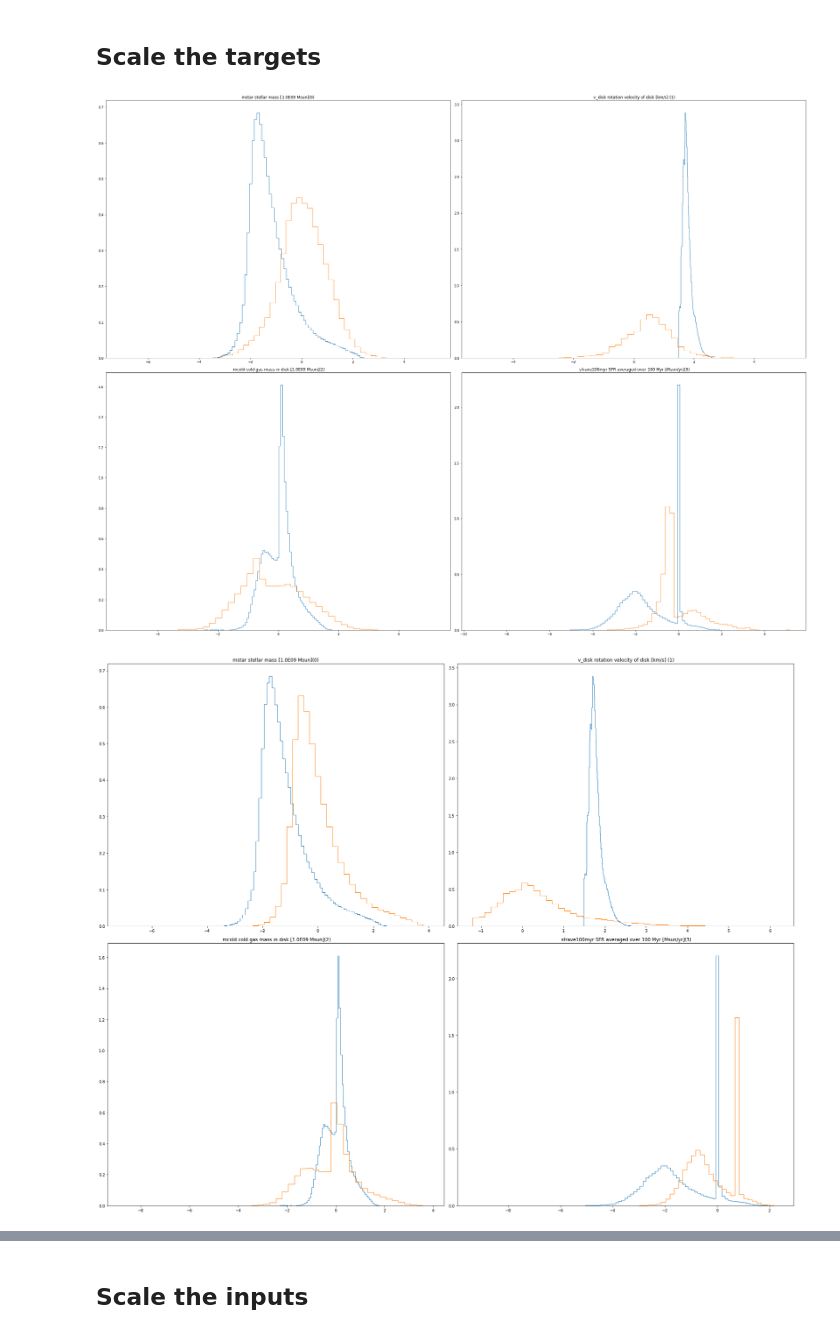
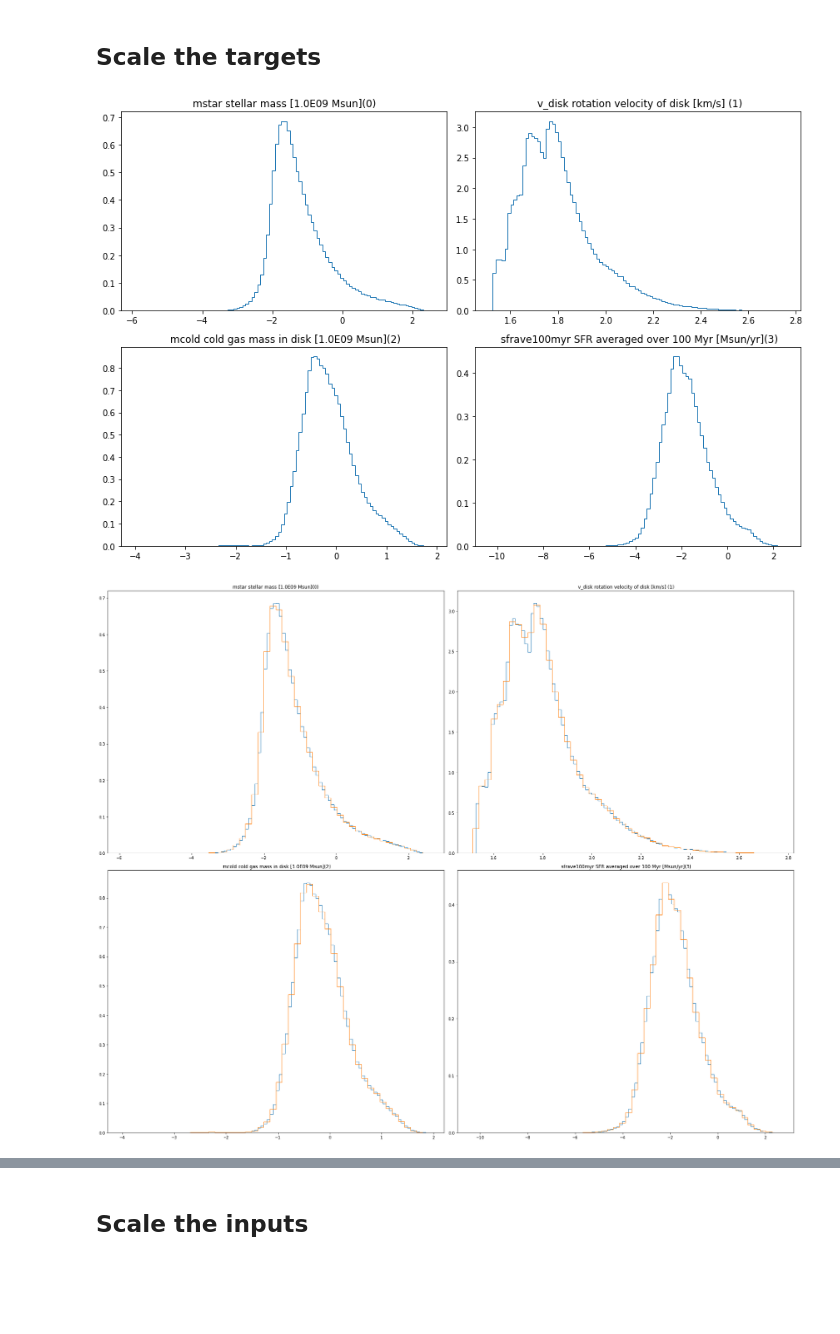
Before and after one commit to astrockragh/Mangrove, a Jupyter notebook: transform/transform_dataset.ipynb, the cells around one changed output, grey strips where cells are left out. Cells and saved outputs as stored; diff of their text form; code cells hidden in the pictures; blank space fills up the shorter version.

```diff
--- a/transform/transform_dataset.ipynb
+++ b/transform/transform_dataset.ipynb
@@ -32,7 +32,7 @@ os.listdir(osp.expanduser('~/../../../scratch/gpfs/cj1223/GraphStorage/'))
  'vlarge_all_4t_z2.0_standard_stand',
  'vlarge_all_4t_z0.5_None']
 # %%
-cases=['vlarge_all_4t_z0.0_None','vlarge_all_4t_z0.5_None', 'vlarge_all_4t_z1.0_None', 'vlarge_all_4t_z2.0_None']
+cases=['vlarge_all_4t_z0.3_None', 'vlarge_all_4t_z0.8_None', 'vlarge_all_4t_z1.5_None', 'vlarge_all_4t_z3.0_None']
 # dataset=[]
 xss=[]
 yss=[]
@@ -84,21 +84,23 @@ yss=np.vstack(yss)
 # %%
 transform='quantile'
 transform_path=osp.expanduser(f"~/../../../scratch/gpfs/cj1223/GraphStorage/transformers/{transform}_alltarg_4t.pkl")
 scaler=pickle.load(open(transform_path, 'rb'))
 
-fig,ax=plt.subplots(nrows=2,ncols=2, figsize=(30,23))
+fig,ax=plt.subplots(nrows=2,ncols=2, figsize=(12,8))
 ax=ax.flatten()
 ysQuant=np.copy(yss)
 for i in tqdm(range(len(cols_t))):
-    new=scaler[targets[i]].transform(yss[:,i].reshape(-1,1))
-    ysQuant[:,i]=np.hstack(new)
+#     new=scaler[targets[i]].transform(yss[:,i].reshape(-1,1))
+#     ysQuant[:,i]=np.hstack(new)
+#     ax[i].hist(yss, bins=100, density=1, histtype='step');
     ax[i].hist(yss[:,i], bins=100, density=1, histtype='step');
-    ax[i].hist(new, bins=50, density=1, histtype='step');
+
+#     ax[i].hist(new, bins=50, density=1, histtype='step');
     ax[i].set(title=cols_t[i])
 
 fig.tight_layout()
 # %% [output]
-[figure, old version]
+[figure, new version]
 # %%
 yssplitQuant=np.split(ysQuant, np.cumsum(yls)[:-1])
 # %%
@@ -120,8 +122,8 @@ ysStandard=np.copy(yss)
 for i in tqdm(range(len(cols_t))):
 
     ax[i].hist(yss[:,i], bins=100, density=1, histtype='step');
-    new=scaler0[targets[i]].transform(yss[:,i].reshape(-1,1))
-    ysStandard[:,i]=np.hstack(new)
+    new=yss[:,i]
+#     ysStandard[:,i]=np.hstack(new)
     ax[i].hist(new, bins=50, density=1, histtype='step');
 #     new=scaler1[targets[i]].transform(new)
 #     ysPower[:,i]=np.hstack(new)
@@ -131,5 +133,5 @@ for i in tqdm(range(len(cols_t))):
 
 fig.tight_layout()
 # %% [output]
-[figure, old version]
+[figure, new version]
 # %%
```
Also changed, not shown: parts of 12 cells of this notebook, 20 other files.
